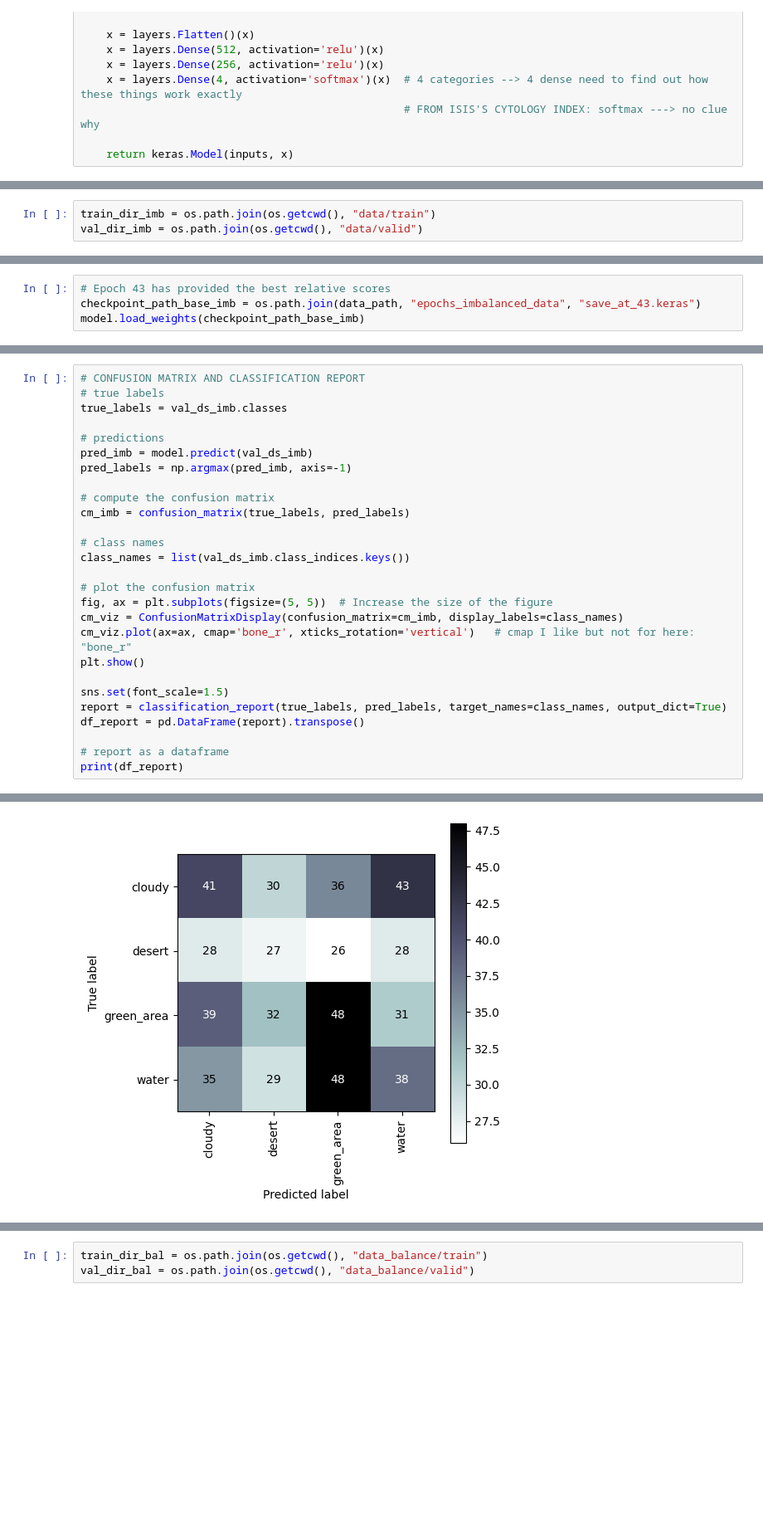
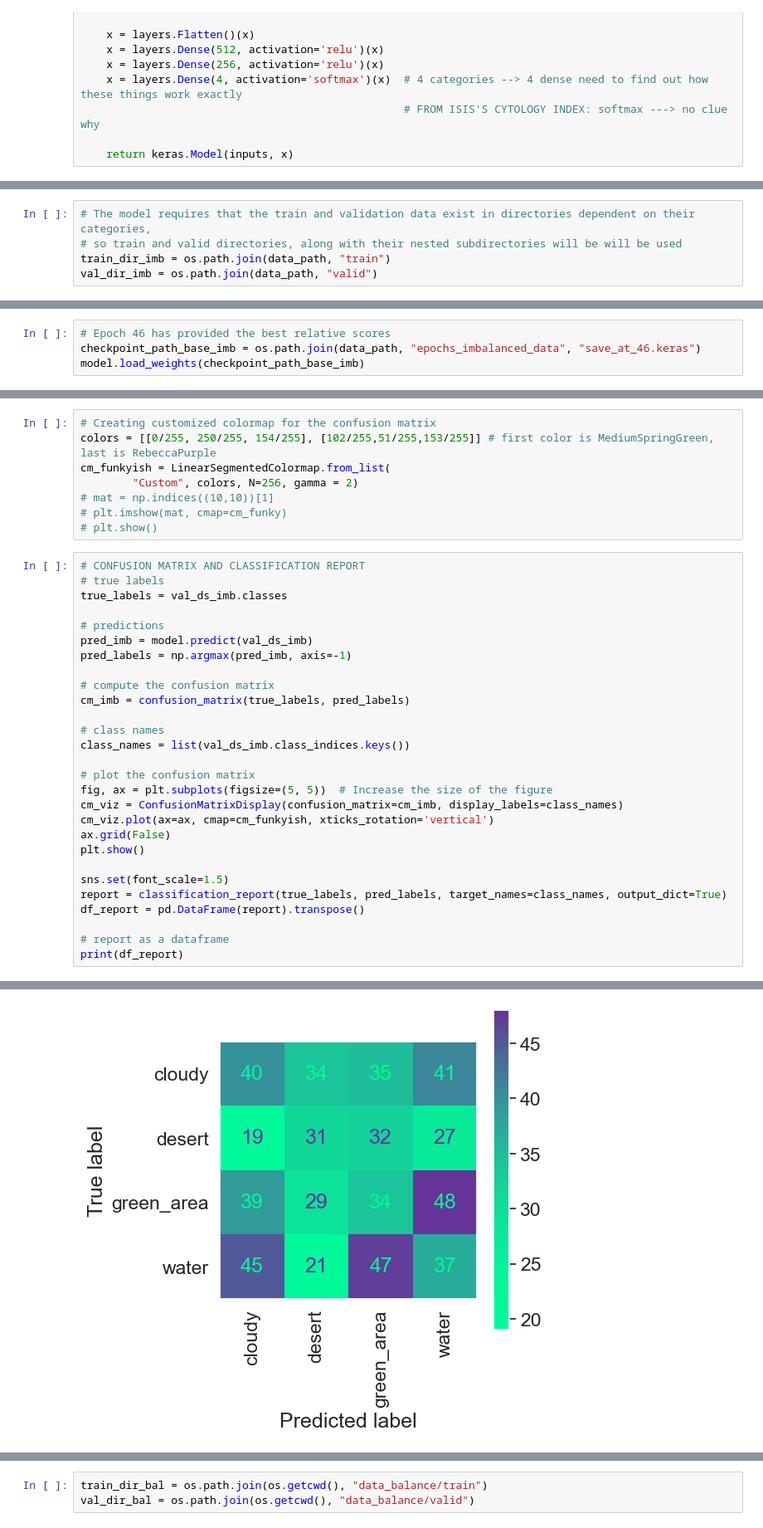
Before and after one commit to Evangelos-Z/sat_img_class_ironhack_final_project, a Jupyter notebook: satimclass_models_base_keras_.ipynb, the cells around one changed output, grey strips where cells are left out. Shown: that part at 83% size. Saved outputs shown, nothing was run; the diff lists cells and outputs as text; blank space fills up the shorter version.

```diff
--- a/satimclass_models_base_keras_.ipynb
+++ b/satimclass_models_base_keras_.ipynb
@@ -227,3 +166,5 @@ def run_keras(train_dir, val_dir, callbacks_in_dir, batch_size, learning_rate=0.
 # %%
-train_dir_imb = os.path.join(os.getcwd(), "data/train")
-val_dir_imb = os.path.join(os.getcwd(), "data/valid")
+# The model requires that the train and validation data exist in directories dependent on their categories,
+# so train and valid directories, along with their nested subdirectories will be will be used
+train_dir_imb = os.path.join(data_path, "train")
+val_dir_imb = os.path.join(data_path, "valid")
@@ -320,6 +266,6 @@ plt.show()
 # %% [output]
 [figure]
 # %%
-# Epoch 43 has provided the best relative scores
-checkpoint_path_base_imb = os.path.join(data_path, "epochs_imbalanced_data", "save_at_43.keras")
+# Epoch 46 has provided the best relative scores
+checkpoint_path_base_imb = os.path.join(data_path, "epochs_imbalanced_data", "save_at_46.keras")
 model.load_weights(checkpoint_path_base_imb)
@@ -326,3 +274,11 @@ model.load_weights(checkpoint_path_base_imb)
+# %%
+# Creating customized colormap for the confusion matrix
+colors = [[0/255, 250/255, 154/255], [102/255,51/255,153/255]] # first color is MediumSpringGreen, last is RebeccaPurple
+cm_funkyish = LinearSegmentedColormap.from_list(
+        "Custom", colors, N=256, gamma = 2)
+# mat = np.indices((10,10))[1]
+# plt.imshow(mat, cmap=cm_funky)
+# plt.show()
 # %%
 # CONFUSION MATRIX AND CLASSIFICATION REPORT
 # true labels
@@ -341,7 +297,8 @@ class_names = list(val_ds_imb.class_indices.keys())
 # plot the confusion matrix
 fig, ax = plt.subplots(figsize=(5, 5))  # Increase the size of the figure
 cm_viz = ConfusionMatrixDisplay(confusion_matrix=cm_imb, display_labels=class_names)
-cm_viz.plot(ax=ax, cmap='bone_r', xticks_rotation='vertical')   # cmap I like but not for here: "bone_r"
+cm_viz.plot(ax=ax, cmap=cm_funkyish, xticks_rotation='vertical')
+ax.grid(False)
 plt.show()
 
 sns.set(font_scale=1.5)
@@ -355,2 +312,2 @@ print(df_report)
-[figure, old version]
+[figure, new version]
               precision    recall  f1-score     support
```
Also changed, not shown: parts of 61 cells of this notebook.
